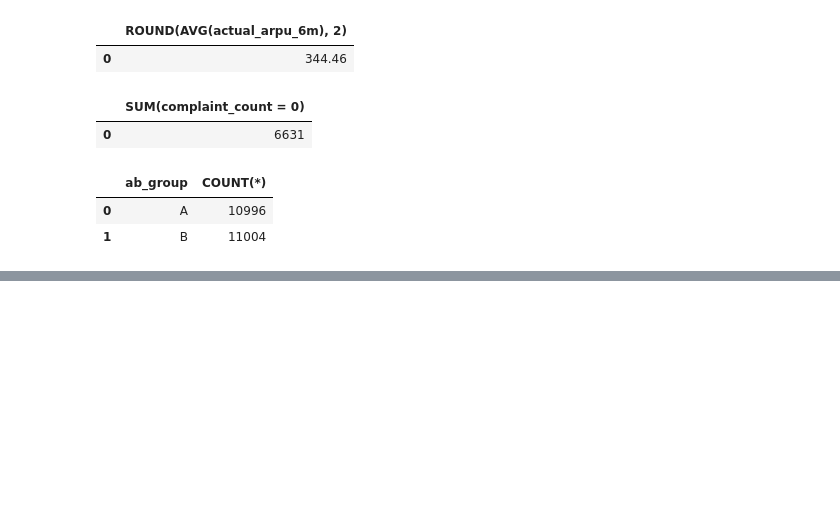
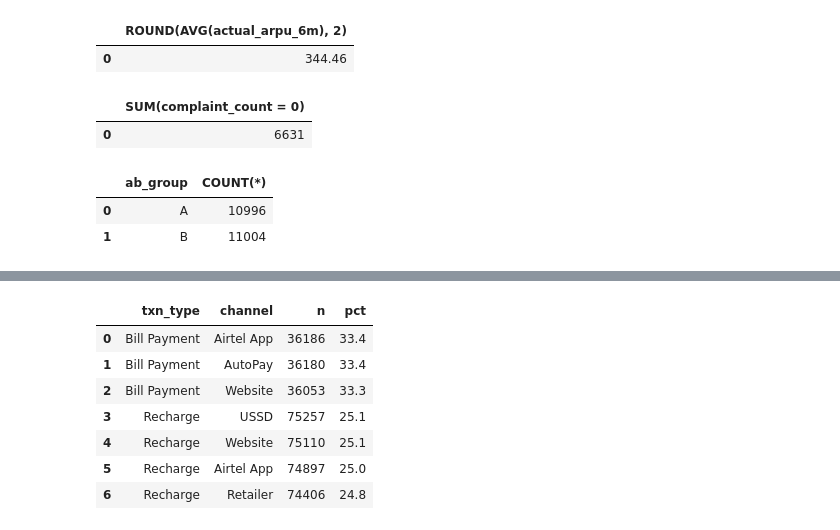
Before and after one commit to Jazeelahmed/airtel-telecom-analytics, a Jupyter notebook: notebooks/05_analysis.ipynb, the cells around one changed output, grey strips where cells are left out. Drawn from its saved outputs; the diff is of its cells as text; code cells hidden in the pictures; blank space fills up the shorter version.

```diff
--- a/notebooks/05_analysis.ipynb
+++ b/notebooks/05_analysis.ipynb
@@ -42,0 +416,20 @@ GROUP BY ab_group;
+# %%
+# ===== C6 — Channel share within each txn_type =====
+q("""
+SELECT txn_type,
+       channel,
+       COUNT(*) AS n,
+       ROUND(100.0 * COUNT(*) / SUM(COUNT(*)) OVER (PARTITION BY txn_type), 1) AS pct
+FROM recharges
+GROUP BY txn_type, channel
+ORDER BY txn_type, n DESC;
+""")
+# %% [output]
+|  | txn_type | channel | n | pct |
+| 0 | Bill Payment | Airtel App | 36186 | 33.4 |
+| 1 | Bill Payment | AutoPay | 36180 | 33.4 |
+| 2 | Bill Payment | Website | 36053 | 33.3 |
+| 3 | Recharge | USSD | 75257 | 25.1 |
+| 4 | Recharge | Website | 75110 | 25.1 |
+| 5 | Recharge | Airtel App | 74897 | 25.0 |
+| 6 | Recharge | Retailer | 74406 | 24.8 |
```
Also changed, not shown: parts of 43 cells of this notebook.
